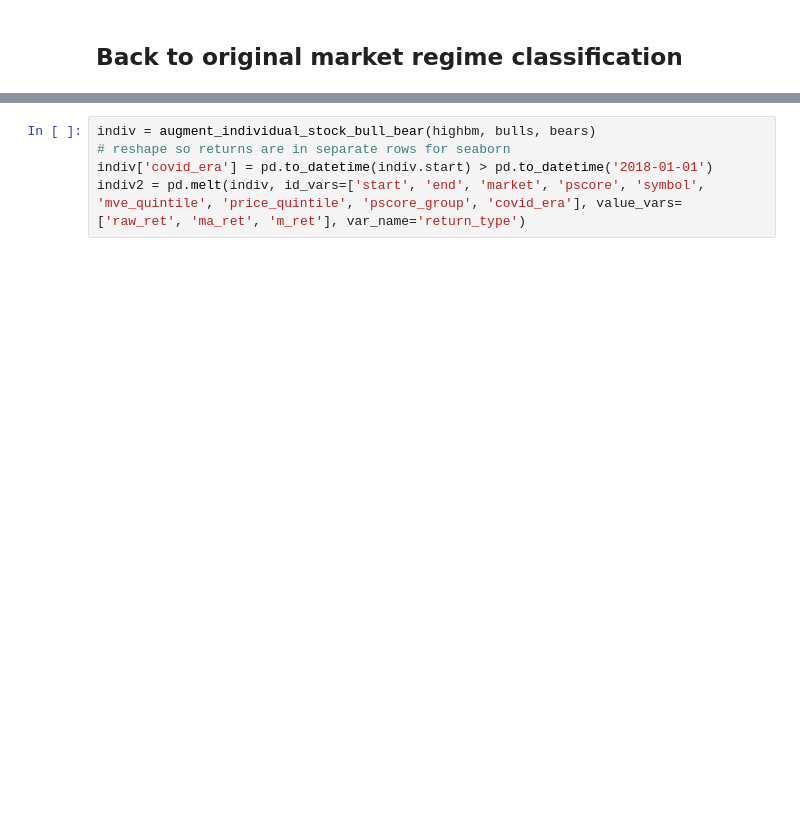
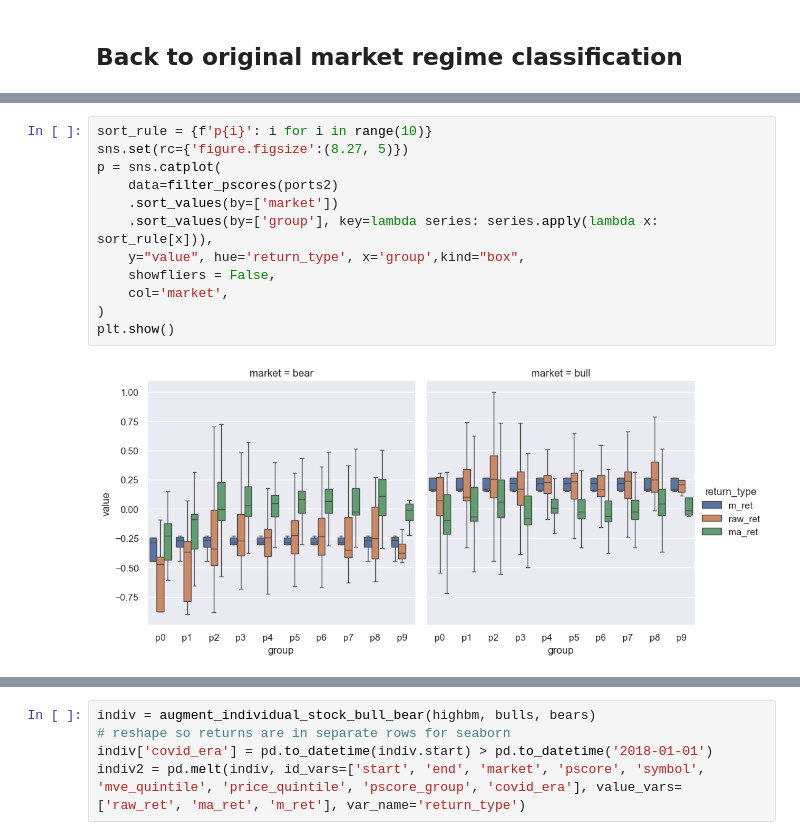
Before and after one commit to wlemmon/WQU_CAPSTONE, a Jupyter notebook: Bulls and Bears.ipynb, the cells around one changed output, grey strips where cells are left out. Cells and saved outputs as stored; diff of their text form; blank space fills up the shorter version.

```diff
--- a/Bulls and Bears.ipynb
+++ b/Bulls and Bears.ipynb
@@ -148,3 +158,17 @@ for group, ax in g.axes_dict.items():
 plt.show()
 # %% [output]
 [figure]
+# %%
+sort_rule = {f'p{i}': i for i in range(10)}
+sns.set(rc={'figure.figsize':(8.27, 5)})
+p = sns.catplot(
+    data=filter_pscores(ports2)
+    .sort_values(by=['market'])
+    .sort_values(by=['group'], key=lambda series: series.apply(lambda x: sort_rule[x])),
+    y="value", hue='return_type', x='group',kind="box",
+    showfliers = False,
+    col='market',
+)
+plt.show()
+# %% [output]
+[figure, added]
```
Also changed, not shown: parts of 24 cells of this notebook, 12 other files.
